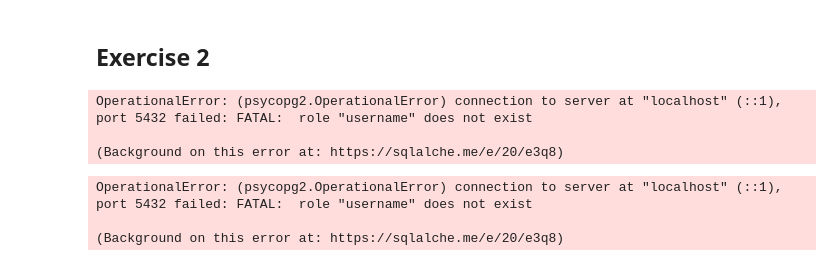
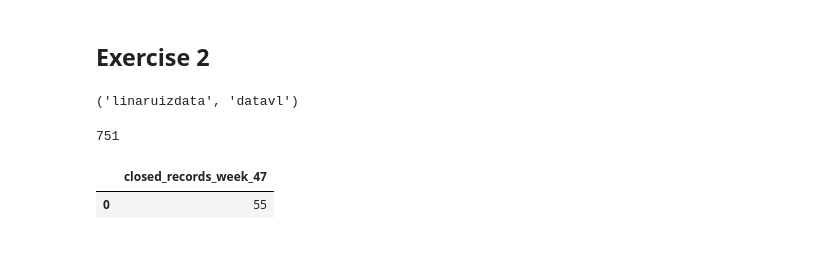
Before and after one commit to LinaMRuizG/Data-Analyst-Automation-Specialist-Test-Trial, a Jupyter notebook: solution.ipynb, the cells around one changed output. Drawn from its saved outputs; the diff is of its cells as text; code cells hidden in the pictures.

```diff
--- a/solution.ipynb
+++ b/solution.ipynb
@@ -1988,27 +1997,21 @@ plt.show()
 # %%
 # PostgreSQL connection
-from sqlalchemy import create_engine
-
 engine = create_engine(
-    "postgresql+psycopg2://username:password@localhost:5432/mydb"
+    "postgresql+psycopg2://linaruizdata:analyst123@localhost:5432/datavl"
 )
 # %%
-from sqlalchemy import text
+# test connection
 with engine.connect() as conn:
     print(conn.execute(text("select current_user, current_database();")).fetchone())
 # %% [output]
-OperationalError: (psycopg2.OperationalError) connection to server at "localhost" (::1), port 5432 failed: FATAL:  role "username" does not exist
-
-(Background on this error at: https://sqlalche.me/e/20/e3q8)
+('linaruizdata', 'datavl')
 # %%
 dataE02.to_sql(
-    "customers_copy",
+    "datavl",
     engine,
     schema="public",
-    if_exists="replace",  # 'append' | 'fail'
+    if_exists="replace",  # replace each run; use "append" to add rows
     index=False
 )
 # %% [output]
-OperationalError: (psycopg2.OperationalError) connection to server at "localhost" (::1), port 5432 failed: FATAL:  role "username" does not exist
-
-(Background on this error at: https://sqlalche.me/e/20/e3q8)
+751
@@ -2039,0 +2018,13 @@ FROM week47;
+# %%
+sql = """
+SELECT COUNT(*) AS closed_records_week_47
+FROM public.datavl
+WHERE properties_closedate IS NOT NULL
+  AND to_char(properties_closedate, 'IW') = '47'
+  AND to_char(properties_closedate, 'IYYY') = '2025';
+"""
+df = pd.read_sql(sql, engine)
+df
+# %% [output]
+|  | closed_records_week_47 |
+| 0 | 55 |
```
Also changed, not shown: parts of 3 cells of this notebook.
